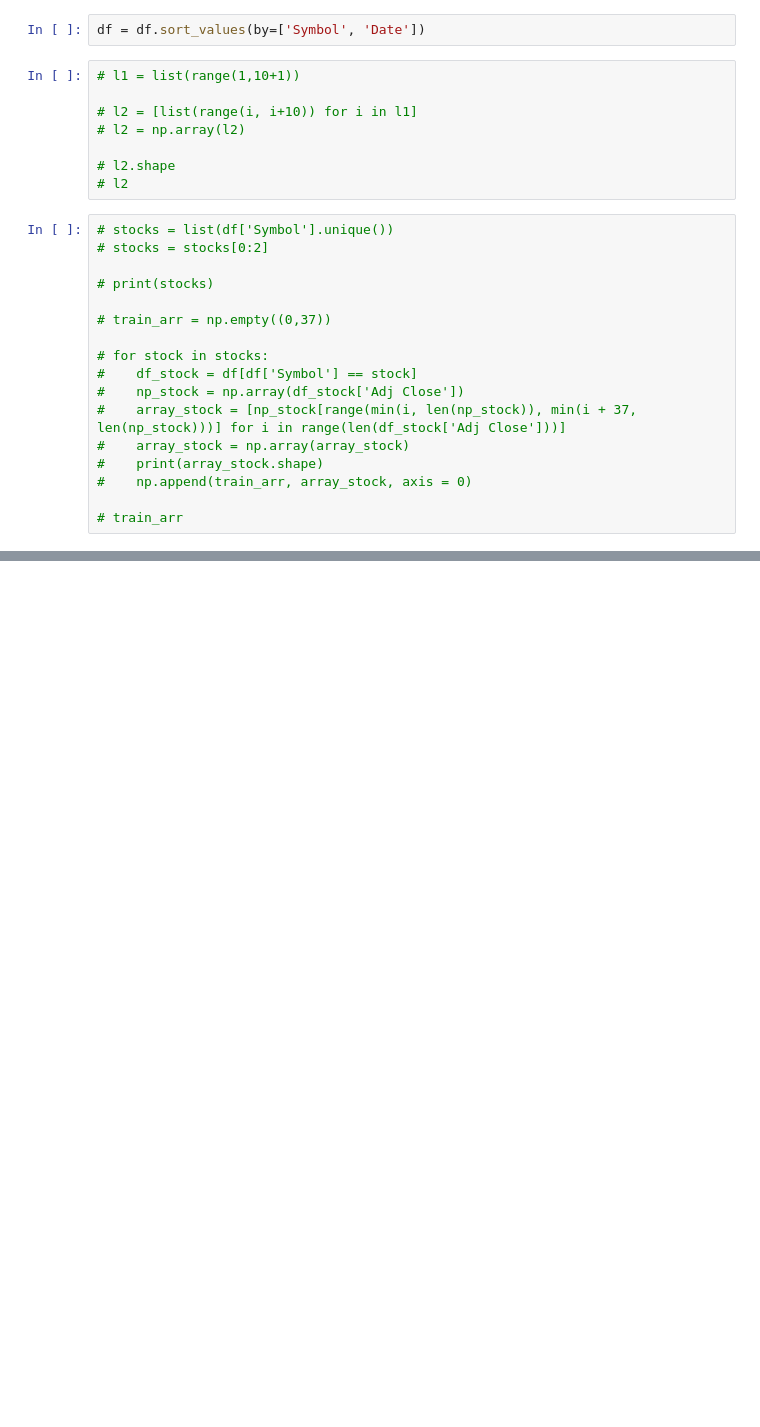
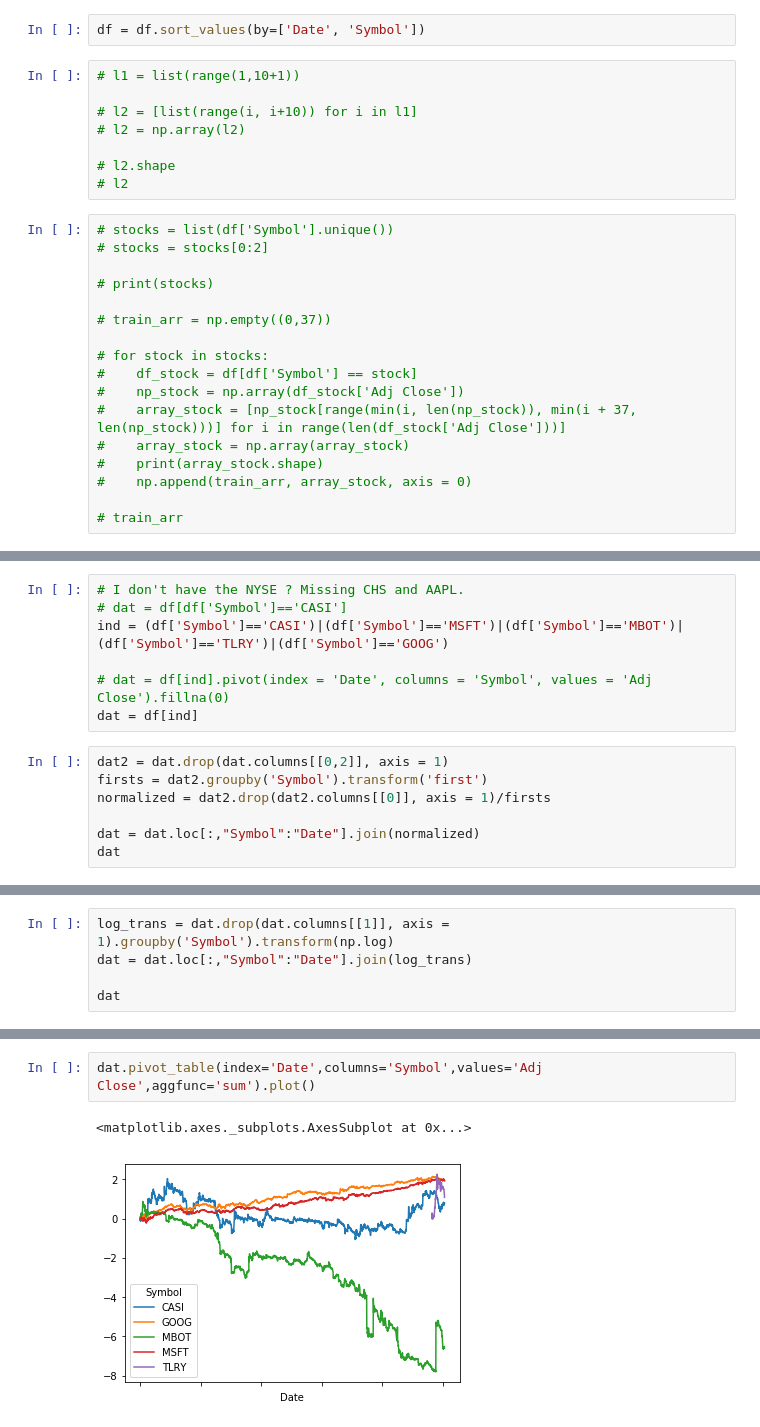
Before and after one commit to d3brown3/stockPortfolioGen, a Jupyter notebook: src/code.ipynb, the cells around one changed output, grey strips where cells are left out. Drawn from its saved outputs; the diff is of its cells as text; blank space fills up the shorter version.

```diff
--- a/src/code.ipynb
+++ b/src/code.ipynb
@@ -10,7 +19,7 @@ Using TensorFlow backend.
 # %%
 df = pd.read_csv('/home/david/stockPortfolioGen/data/stocks.csv.gz', compression='gzip')
 # %%
-df = df.sort_values(by=['Symbol', 'Date'])
+df = df.sort_values(by=['Date', 'Symbol'])
 # %%
 # l1 = list(range(1,10+1))
 
@@ -40,0 +51,14 @@ dat = df[df['Symbol']=='CASI']
+# %%
+# I don't have the NYSE ? Missing CHS and AAPL.
+# dat = df[df['Symbol']=='CASI']
+ind = (df['Symbol']=='CASI')|(df['Symbol']=='MSFT')|(df['Symbol']=='MBOT')|(df['Symbol']=='TLRY')|(df['Symbol']=='GOOG')
+
+# dat = df[ind].pivot(index = 'Date', columns = 'Symbol', values = 'Adj Close').fillna(0)
+dat = df[ind]
+# %%
+dat2 = dat.drop(dat.columns[[0,2]], axis = 1)
+firsts = dat2.groupby('Symbol').transform('first')
+normalized = dat2.drop(dat2.columns[[0]], axis = 1)/firsts
+
+dat = dat.loc[:,"Symbol":"Date"].join(normalized)
+dat
@@ -40,0 +79,5 @@ dat = df[df['Symbol']=='CASI']
+# %%
+log_trans = dat.drop(dat.columns[[1]], axis = 1).groupby('Symbol').transform(np.log)
+dat = dat.loc[:,"Symbol":"Date"].join(log_trans)
+
+dat
@@ -40,0 +98,5 @@ dat = df[df['Symbol']=='CASI']
+# %%
+dat.pivot_table(index='Date',columns='Symbol',values='Adj Close',aggfunc='sum').plot()
+# %% [output]
+<matplotlib.axes._subplots.AxesSubplot at 0x...>
+[figure, added]
```
Also changed, not shown: parts of 36 cells of this notebook, 1 other file.
